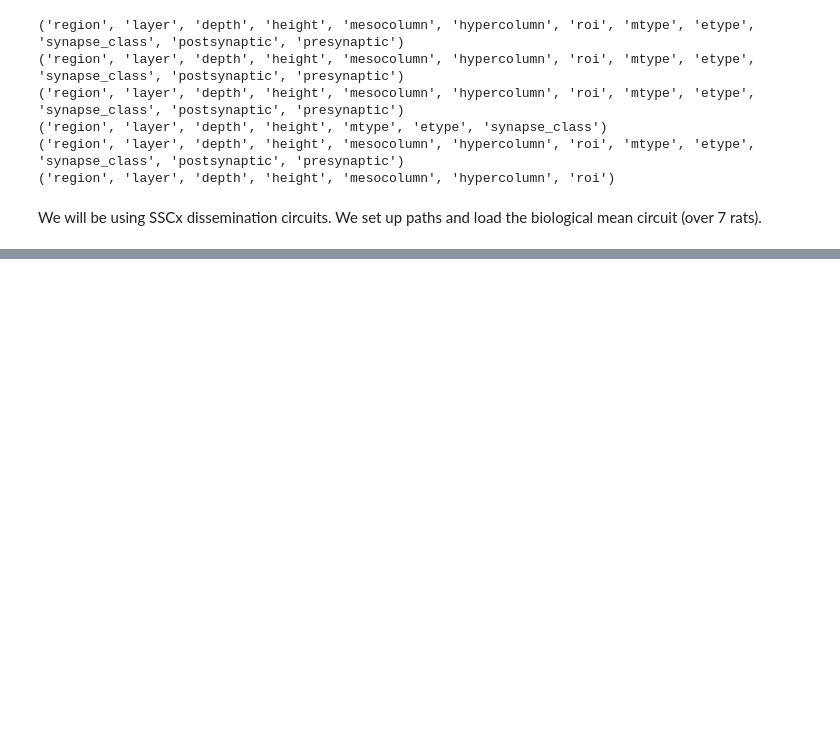
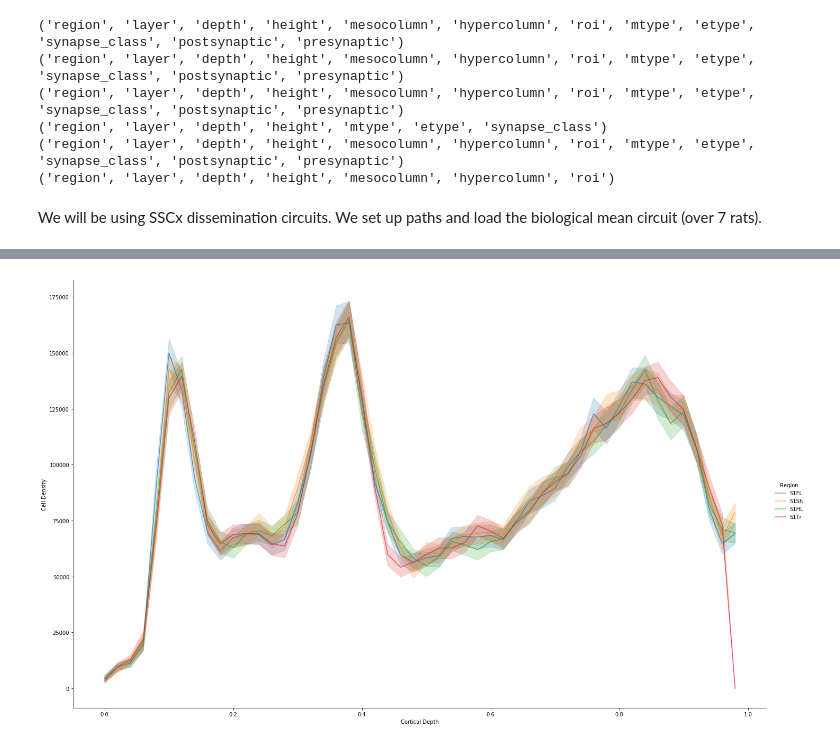
Before and after one commit to BlueBrain/DMT, a Jupyter notebook: v2/neuro_dmt/library/users/visood/sscx_dissemination/composition_suite.ipynb, the cells around one changed output, grey strips where cells are left out. Drawn from its saved outputs; the diff is of its cells as text; code cells hidden in the pictures; blank space fills up the shorter version.

Commit message:
compute relative depth analyses (SSCx)

```diff
--- a/v2/neuro_dmt/library/users/visood/sscx_dissemination/composition_suite.ipynb
+++ b/v2/neuro_dmt/library/users/visood/sscx_dissemination/composition_suite.ipynb
@@ -95 +151,9 @@ cell_density_measurement["data"].head()
+# %%
+cell_density_report =\
+    suite_composition_analyses\
+        .analysis_cell_density_by_depth_using_sampling(
+            circuit_bio_m,
+            adapter)
+# %% [output]
+[figure, added]
 # %%
```
Also changed, not shown: parts of 8 cells of this notebook, 2 other files.
